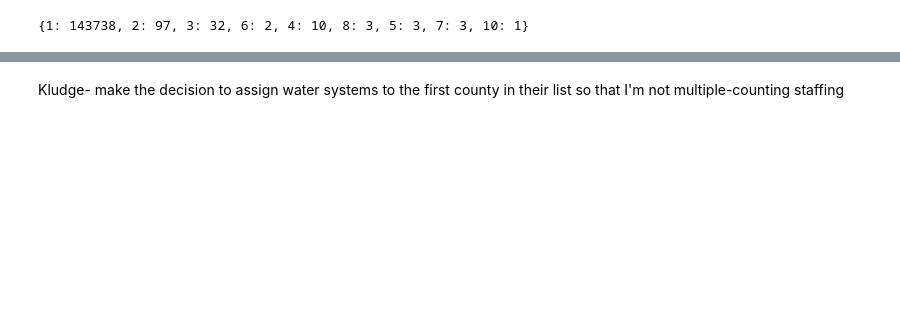
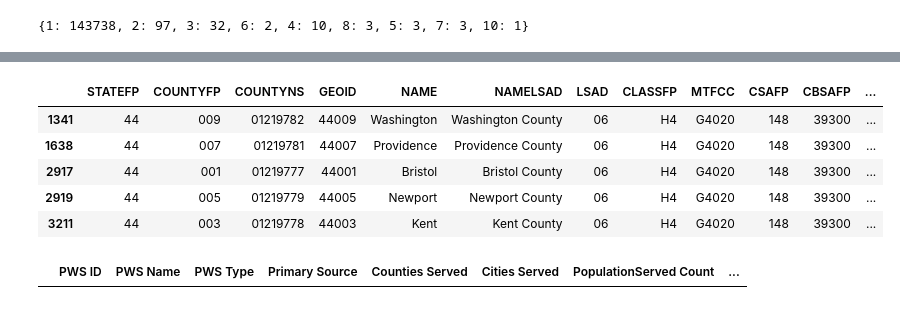
Before and after one commit to noahgarfinkle/otaku, a Jupyter notebook: Water Systems.ipynb, the cells around one changed output, grey strips where cells are left out. Saved outputs shown, nothing was run; the diff lists cells and outputs as text; code cells hidden in the pictures; blank space fills up the shorter version.

Commit message:
setting up water supplies by county

```diff
--- a/Water Systems.ipynb
+++ b/Water Systems.ipynb
@@ -181,5 +183,20 @@ df_AllStateWaterSupplies[df_AllStateWaterSupplies["Number of Counties Served"] =
 # %% [output]
 |  | PWS ID | PWS Name | PWS Type | Primary Source | Counties Served | Cities Served | PopulationServed Count | ... |
 | 113166 | SD4601089 | WEB WATER DEVELOPMENT ASSOCIATION | Community water system | Surface water | Brown, Campbell, Day, Edmunds, Fa... | ABERDEEN, EUREKA | 16,568 | ... |
-# %% [markdown]
-Kludge- make the decision to assign water systems to the first county in their list so that I'm not multiple-counting staffing
+# %%
+for stateFP in gdf_USCounties["STATEFP"].unique():
+    gdf_StateCounties = gdf_USCounties[gdf_USCounties["STATEFP"]==stateFP]
+    df_WaterSuppliesSubset = df_AllStateWaterSupplies[df_AllStateWaterSupplies["FIPS"]==stateFP]
+# %%
+gdf_StateCounties
+# %% [output]
+|  | STATEFP | COUNTYFP | COUNTYNS | GEOID | NAME | NAMELSAD | LSAD | CLASSFP | MTFCC | CSAFP | CBSAFP | ... |
+| 1341 | 44 | 009 | 01219782 | 44009 | Washington | Washington County | 06 | H4 | G4020 | 148 | 39300 | ... |
+| 1638 | 44 | 007 | 01219781 | 44007 | Providence | Providence County | 06 | H4 | G4020 | 148 | 39300 | ... |
+| 2917 | 44 | 001 | 01219777 | 44001 | Bristol | Bristol County | 06 | H4 | G4020 | 148 | 39300 | ... |
+| 2919 | 44 | 005 | 01219779 | 44005 | Newport | Newport County | 06 | H4 | G4020 | 148 | 39300 | ... |
+| 3211 | 44 | 003 | 01219778 | 44003 | Kent | Kent County | 06 | H4 | G4020 | 148 | 39300 | ... |
+# %%
+df_WaterSuppliesSubset
+# %% [output]
+|  | PWS ID | PWS Name | PWS Type | Primary Source | Counties Served | Cities Served | PopulationServed Count | ... |
```
Also changed, not shown: parts of 2 cells of this notebook.
